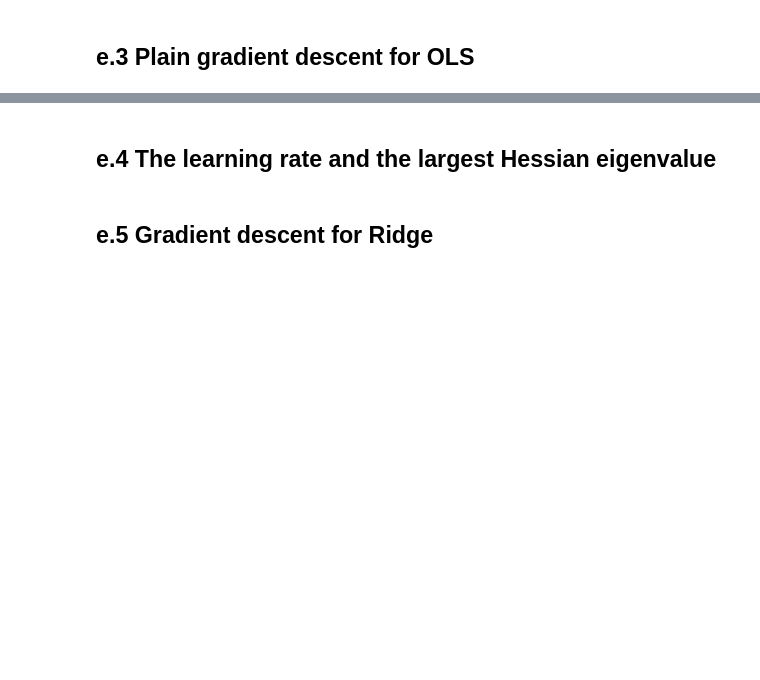
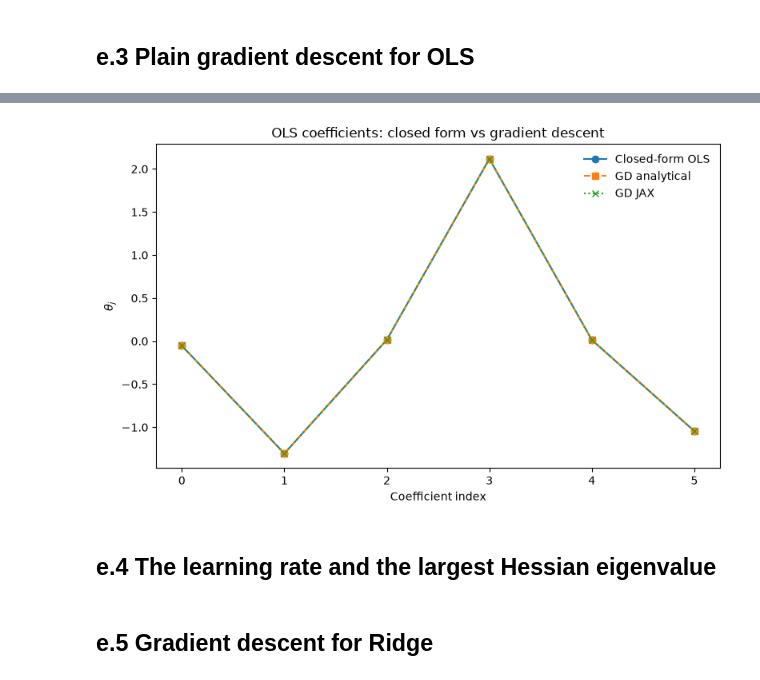
Before and after one commit to GardKL/Project1, a Jupyter notebook: Project1/code/Project1.ipynb, the cells around one changed output, grey strips where cells are left out. Drawn from its saved outputs; the diff is of its cells as text; code cells hidden in the pictures; blank space fills up the shorter version.

```diff
--- a/Project1/code/Project1.ipynb
+++ b/Project1/code/Project1.ipynb
@@ -866,0 +1278,38 @@ Ridge - OLS:
+# %%
+
+
+j = np.arange(len(theta_ols_closed))
+
+plt.figure(figsize=(8, 5))
+
+plt.plot(
+    j,
+    theta_ols_closed,
+    "o-",
+    label="Closed-form OLS"
+)
+
+plt.plot(
+    j,
+    theta_gd_analytic,
+    "s--",
+    label="GD analytical"
+)
+
+plt.plot(
+    j,
+    theta_gd_ad,
+    "x:",
+    label="GD JAX"
+)
+
+plt.xlabel("Coefficient index")
+plt.ylabel(r"$\theta_j$")
+plt.title("OLS coefficients: closed form vs gradient descent")
+
+plt.legend(frameon=False)
+plt.tight_layout()
+plt.savefig("../results/e3_gd_coefficients.pdf", bbox_inches="tight")
+plt.show()
+# %% [output]
+[figure, added]
```
Also changed, not shown: parts of 15 cells of this notebook, 5 other files.
